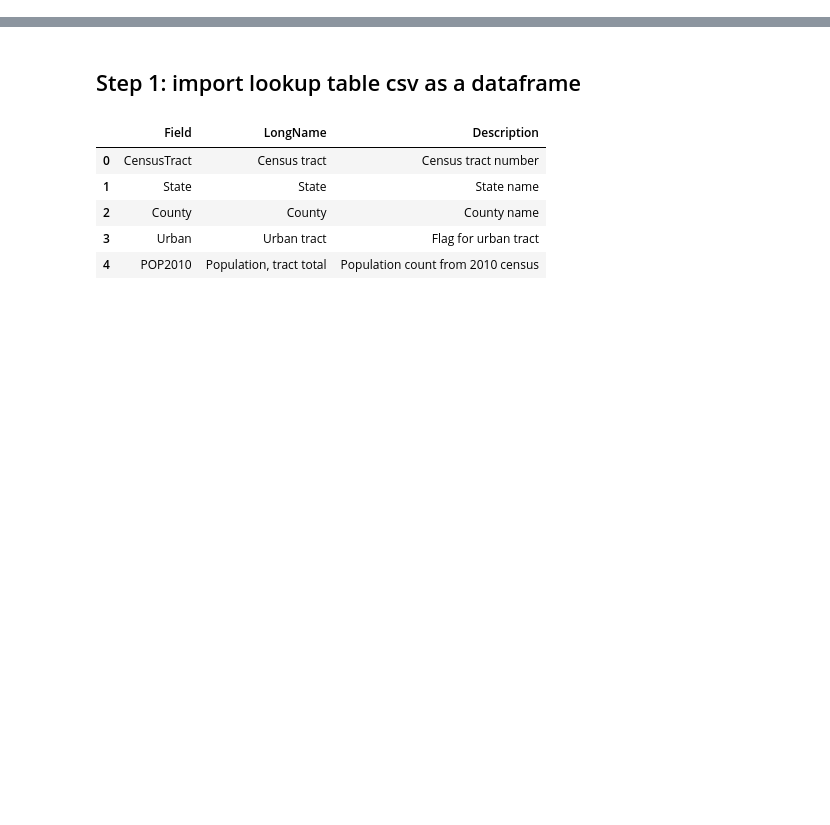
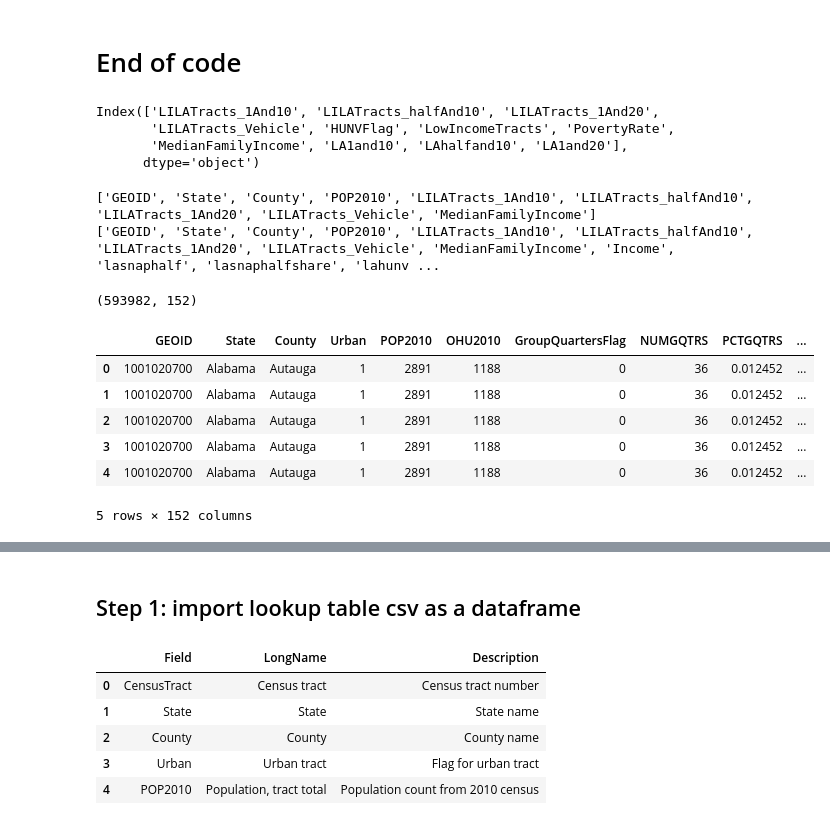
Before and after one commit to OliviaRodri/CEA_DEEP_LEARNING, a Jupyter notebook: resources/data_explore_OR.ipynb, the cells around one changed output, grey strips where cells are left out. Saved outputs shown, nothing was run; the diff lists cells and outputs as text; code cells hidden in the pictures; blank space fills up the shorter version.

```diff
--- a/resources/data_explore_OR.ipynb
+++ b/resources/data_explore_OR.ipynb
@@ -2,0 +78,53 @@ import pandas as pd
+# %% [markdown]
+# End of code
+# %%
+df_below_income_threshold_deserts.columns[9:20]
+# %% [output]
+Index(['LILATracts_1And10', 'LILATracts_halfAnd10', 'LILATracts_1And20',
+       'LILATracts_Vehicle', 'HUNVFlag', 'LowIncomeTracts', 'PovertyRate',
+       'MedianFamilyIncome', 'LA1and10', 'LAhalfand10', 'LA1and20'],
+      dtype='object')
+# %%
+# Save both dataframes
+clmns1 = ['GEOID', 'State', 'County','POP2010','LILATracts_1And10', 'LILATracts_halfAnd10', 'LILATracts_1And20','LILATracts_Vehicle','MedianFamilyIncome']
+clmns2 = ["Income","lasnaphalf", "lasnaphalfshare", "lahunvhalf", "lahunvhalfshare", "lasnap1", "lasnap1share", "lahunv1", "lahunv1share", "lasnap10", "lasnap10share", "lahunv10", "lahunv10share", "lasnap20", "lasnap20share",  "lahunv20", "lahunv20share"]
+print(clmns1)
+print(clmns1+clmns2)
+# %% [output]
+['GEOID', 'State', 'County', 'POP2010', 'LILATracts_1And10', 'LILATracts_halfAnd10', 'LILATracts_1And20', 'LILATracts_Vehicle', 'MedianFamilyIncome']
+['GEOID', 'State', 'County', 'POP2010', 'LILATracts_1And10', 'LILATracts_halfAnd10', 'LILATracts_1And20', 'LILATracts_Vehicle', 'MedianFamilyIncome', 'Income', 'lasnaphalf', 'lasnaphalfshare', 'lahunv ...
+# %%
+# change CensusTract to GEOID
+new_columns = cen_tract.columns.values
+new_columns[0] = 'GEOID'
+cen_tract.columns  = new_columns
+
+# Create new Impoverished column
+df = cen_tract
+cond_1 = df['MedianFamilyIncome'] <= 24250
+df['Impoverished'] = cond_1
+# keep only impoverished and food desert for all US
+df = cen_tract
+cond_1 = df['Impoverished'] == True
+cond_2 = (df['LILATracts_1And10'] == 1) | (df['LILATracts_halfAnd10'] == 1)  | (df['LILATracts_1And20'] == 1)  | (df['LILATracts_Vehicle'] == 1)
+df_below_income_threshold_deserts = df.loc[cond_1 | cond_2]
+# print(df.shape)
+# df_below_income_threshold_deserts[['MedianFamilyIncome','Impoverished','LILATracts_halfAnd10','LILATracts_1And20','LILATracts_Vehicle','LILATracts_1And10']].head(5)
+
+# Merge dataframes
+# df1 = df_below_income_threshold_deserts
+# df2 = cen_tract_all_shapes_df
+# merged_df = pd.merge(df1, df2, on="GEOID",how="left")
+clmns = ['GEOID', 'State', 'County','POP2010','LILATracts_1And10', 'LILATracts_halfAnd10', 'LILATracts_1And20','LILATracts_Vehicle','MedianFamilyIncome',]
+merged_df[].to_csv('All_US_impoverished_or_deserts.csv')
+print(merged_df.shape)
+merged_df.head(5)
+# %% [output]
+(593982, 152)
+|  | GEOID | State | County | Urban | POP2010 | OHU2010 | GroupQuartersFlag | NUMGQTRS | PCTGQTRS | ... |
+| 0 | 1001020700 | Alabama | Autauga | 1 | 2891 | 1188 | 0 | 36 | 0.012452 | ... |
+| 1 | 1001020700 | Alabama | Autauga | 1 | 2891 | 1188 | 0 | 36 | 0.012452 | ... |
+| 2 | 1001020700 | Alabama | Autauga | 1 | 2891 | 1188 | 0 | 36 | 0.012452 | ... |
+| 3 | 1001020700 | Alabama | Autauga | 1 | 2891 | 1188 | 0 | 36 | 0.012452 | ... |
+| 4 | 1001020700 | Alabama | Autauga | 1 | 2891 | 1188 | 0 | 36 | 0.012452 | ... |
+5 rows × 152 columns
```
Also changed, not shown: parts of 15 cells of this notebook.
